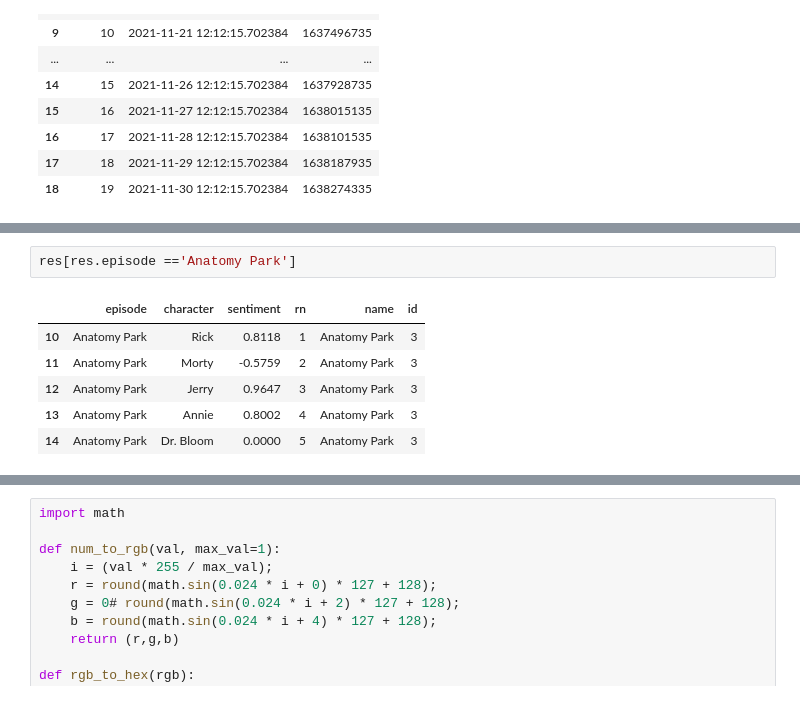
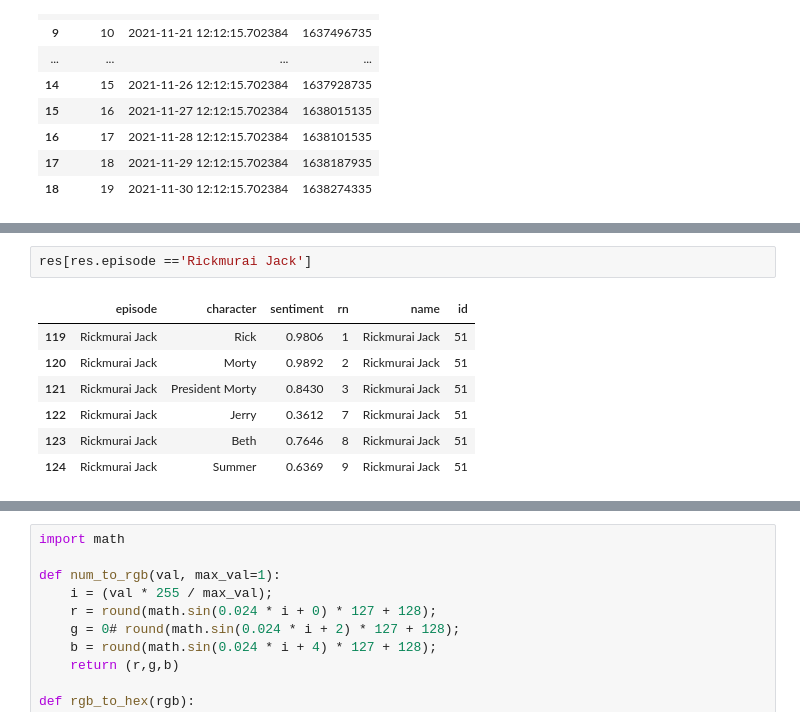
Before and after one commit to ChristianRoesselDTU/02805_social_graphs, a Jupyter notebook: gource_notebook.ipynb, the cells around one changed output, grey strips where cells are left out. Drawn from its saved outputs; the diff is of its cells as text.

```diff
--- a/gource_notebook.ipynb
+++ b/gource_notebook.ipynb
@@ -533,10 +542,11 @@ res
 # %%
-res[res.episode =='Anatomy Park']
+res[res.episode =='Rickmurai Jack']
 # %% [output]
 |  | episode | character | sentiment | rn | name | id |
-| 10 | Anatomy Park | Rick | 0.8118 | 1 | Anatomy Park | 3 |
-| 11 | Anatomy Park | Morty | -0.5759 | 2 | Anatomy Park | 3 |
-| 12 | Anatomy Park | Jerry | 0.9647 | 3 | Anatomy Park | 3 |
-| 13 | Anatomy Park | Annie | 0.8002 | 4 | Anatomy Park | 3 |
-| 14 | Anatomy Park | Dr. Bloom | 0.0000 | 5 | Anatomy Park | 3 |
+| 119 | Rickmurai Jack | Rick | 0.9806 | 1 | Rickmurai Jack | 51 |
+| 120 | Rickmurai Jack | Morty | 0.9892 | 2 | Rickmurai Jack | 51 |
+| 121 | Rickmurai Jack | President Morty | 0.8430 | 3 | Rickmurai Jack | 51 |
+| 122 | Rickmurai Jack | Jerry | 0.3612 | 7 | Rickmurai Jack | 51 |
+| 123 | Rickmurai Jack | Beth | 0.7646 | 8 | Rickmurai Jack | 51 |
+| 124 | Rickmurai Jack | Summer | 0.6369 | 9 | Rickmurai Jack | 51 |
 # %%
```
Also changed, not shown: parts of 6 cells of this notebook.
